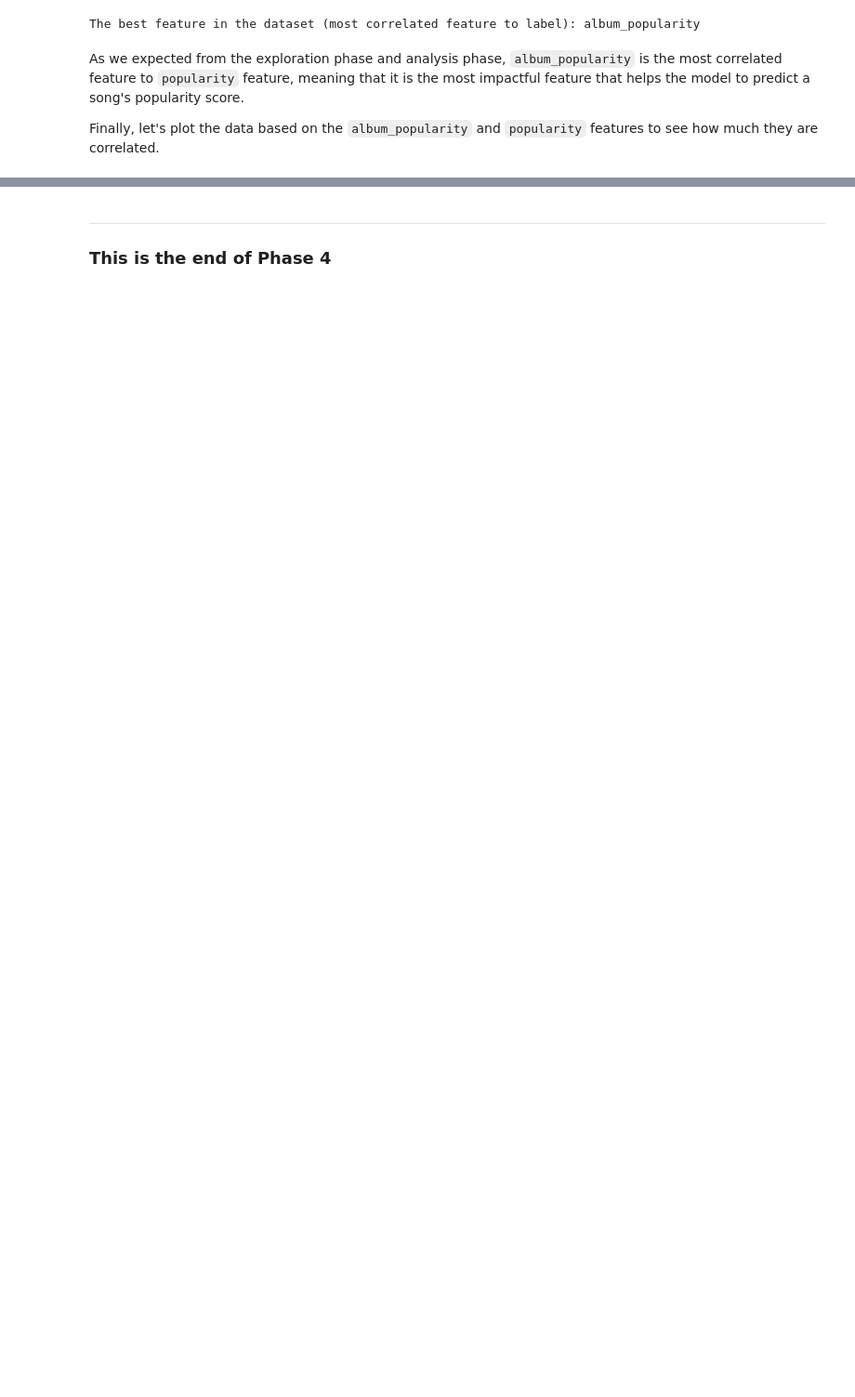
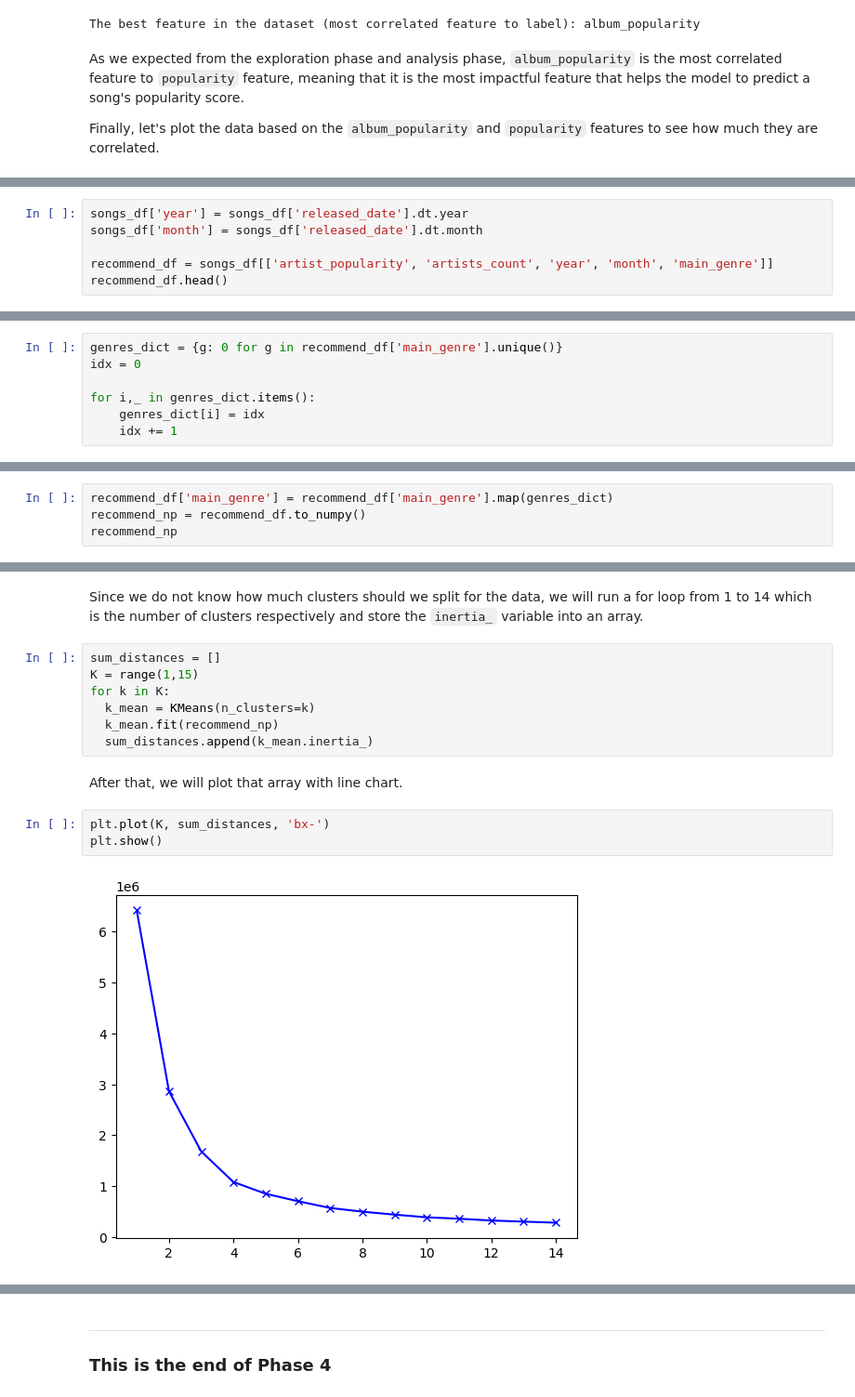
Before and after one commit to quytrungg/Final_Project_CSC14119, a Jupyter notebook: data_modeling/data_modeling.ipynb, the cells around one changed output, grey strips where cells are left out. Shown: that part at 93% size. Drawn from its saved outputs; the diff is of its cells as text; blank space fills up the shorter version.

```diff
--- a/data_modeling/data_modeling.ipynb
+++ b/data_modeling/data_modeling.ipynb
@@ -187,0 +298,6 @@ plt.show()
+# %%
+songs_df['year'] = songs_df['released_date'].dt.year
+songs_df['month'] = songs_df['released_date'].dt.month
+
+recommend_df = songs_df[['artist_popularity', 'artists_count', 'year', 'month', 'main_genre']]
+recommend_df.head()
@@ -187,0 +313,7 @@ plt.show()
+# %%
+genres_dict = {g: 0 for g in recommend_df['main_genre'].unique()}
+idx = 0
+
+for i,_ in genres_dict.items():
+    genres_dict[i] = idx
+    idx += 1
@@ -187,0 +322,4 @@ plt.show()
+# %%
+recommend_df['main_genre'] = recommend_df['main_genre'].map(genres_dict)
+recommend_np = recommend_df.to_numpy()
+recommend_np
@@ -187,0 +334,16 @@ plt.show()
+# %% [markdown]
+Since we do not know how much clusters should we split for the data, we will run a for loop from 1 to 14 which is the number of clusters respectively and store the `inertia_` variable into an array.
+# %%
+sum_distances = []
+K = range(1,15)
+for k in K:
+  k_mean = KMeans(n_clusters=k)
+  k_mean.fit(recommend_np)
+  sum_distances.append(k_mean.inertia_)
+# %% [markdown]
+After that, we will plot that array with line chart.
+# %%
+plt.plot(K, sum_distances, 'bx-')
+plt.show()
+# %% [output]
+[figure, added]
```
Also changed, not shown: parts of 49 cells of this notebook, 1 other file.
